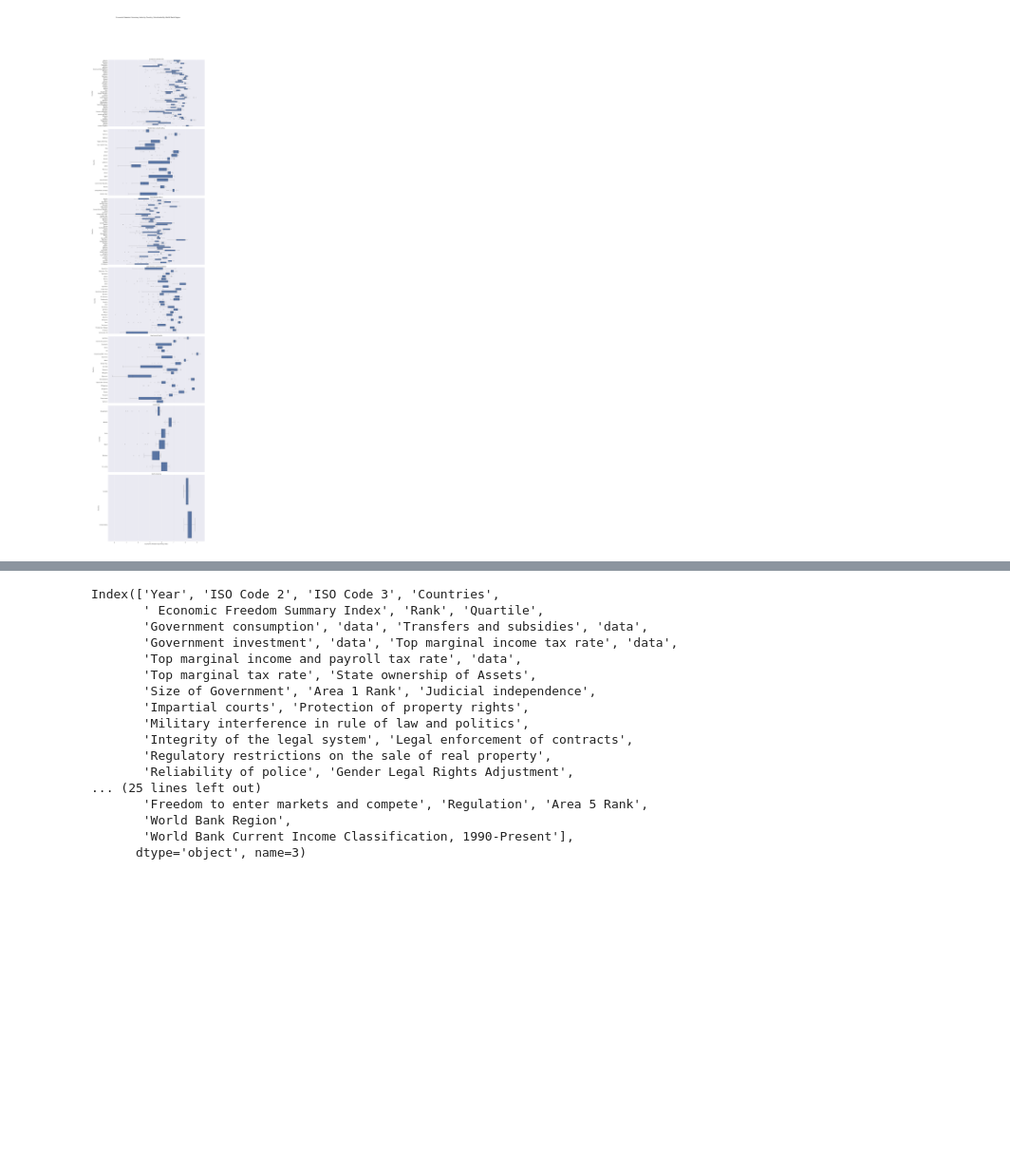
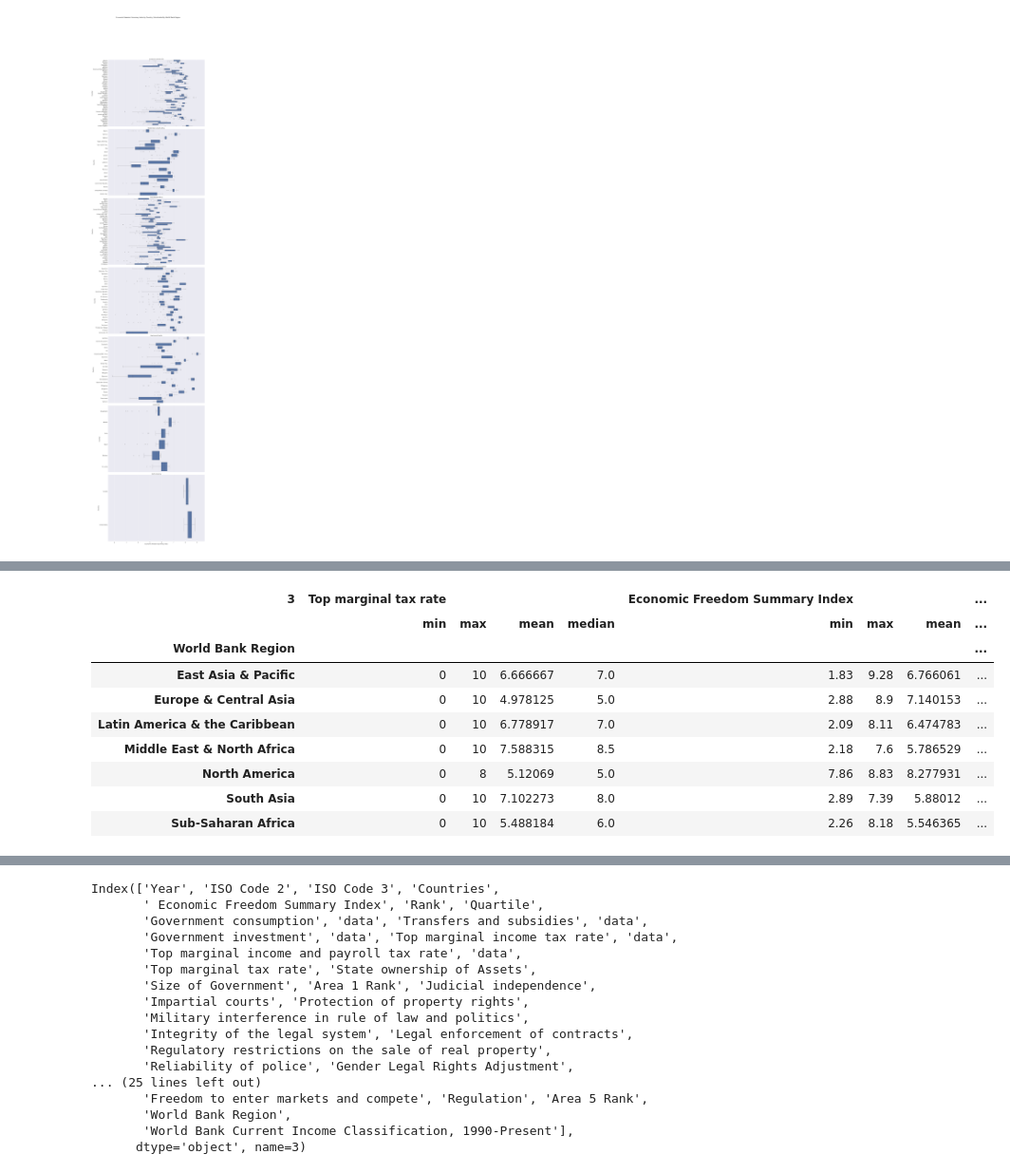
Before and after one commit to rblcoder/Analyzing-open-data, a Jupyter notebook: economicfreedom.ipynb, the cells around one changed output, grey strips where cells are left out. Shown at 95% size. Cells and saved outputs as stored; diff of their text form; code cells hidden in the pictures; blank space fills up the shorter version.

```diff
--- a/economicfreedom.ipynb
+++ b/economicfreedom.ipynb
@@ -161,0 +186,13 @@ plt.show()
+# %%
+efw_data_2024.groupby('World Bank Region')[['Top marginal tax rate', ' Economic Freedom Summary Index' ]].agg([np.min, np.max, np.mean, np.median])
+# %% [output]
+| 3 | Top marginal tax rate |  |  |  | Economic Freedom Summary Index |  |  | ... |
+|  | min | max | mean | median | min | max | mean | ... |
+| World Bank Region |  |  |  |  |  |  |  | ... |
+| East Asia & Pacific | 0 | 10 | 6.666667 | 7.0 | 1.83 | 9.28 | 6.766061 | ... |
+| Europe & Central Asia | 0 | 10 | 4.978125 | 5.0 | 2.88 | 8.9 | 7.140153 | ... |
+| Latin America & the Caribbean | 0 | 10 | 6.778917 | 7.0 | 2.09 | 8.11 | 6.474783 | ... |
+| Middle East & North Africa | 0 | 10 | 7.588315 | 8.5 | 2.18 | 7.6 | 5.786529 | ... |
+| North America | 0 | 8 | 5.12069 | 5.0 | 7.86 | 8.83 | 8.277931 | ... |
+| South Asia | 0 | 10 | 7.102273 | 8.0 | 2.89 | 7.39 | 5.88012 | ... |
+| Sub-Saharan Africa | 0 | 10 | 5.488184 | 6.0 | 2.26 | 8.18 | 5.546365 | ... |
```
Also changed, not shown: parts of 19 cells of this notebook.
